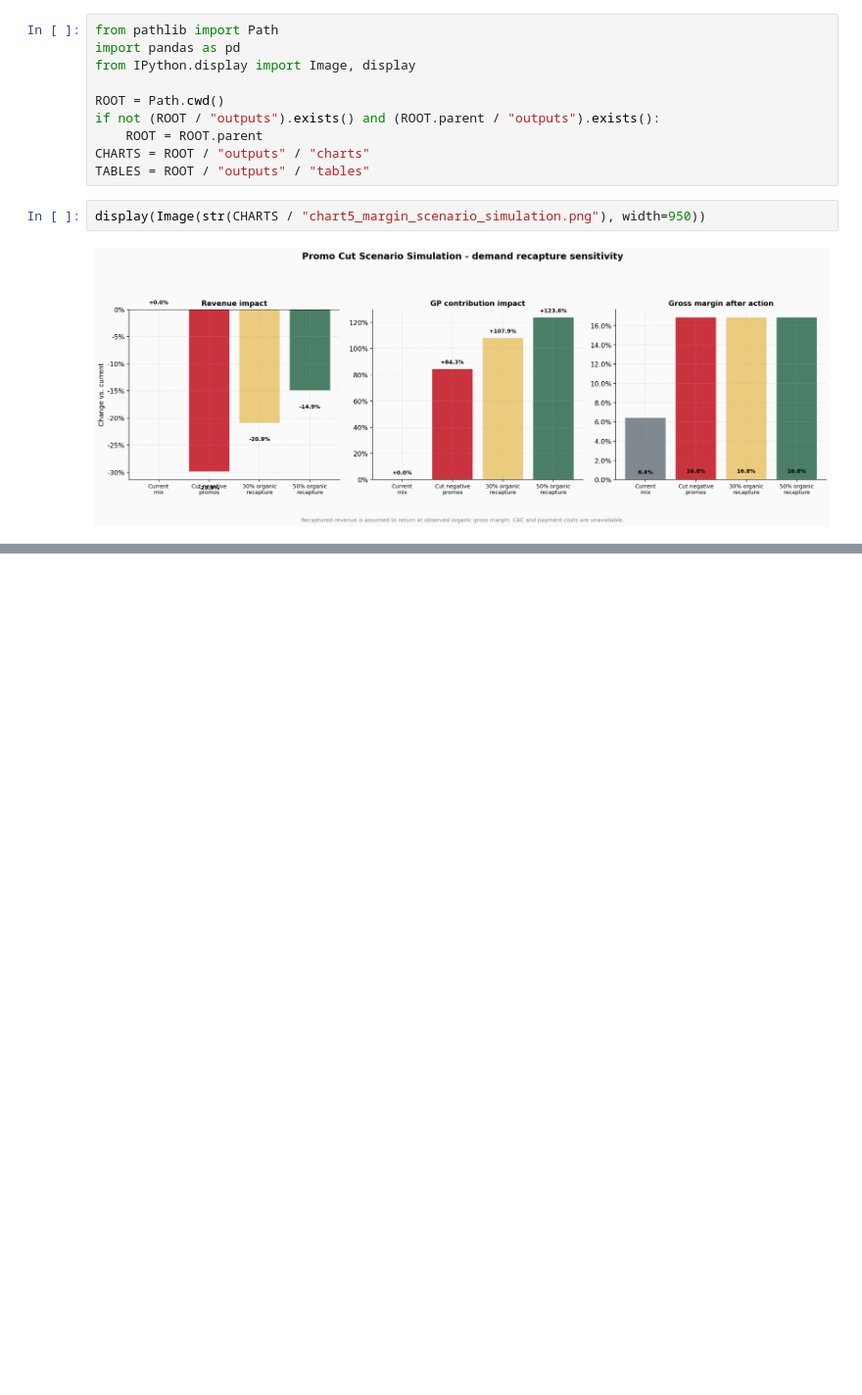
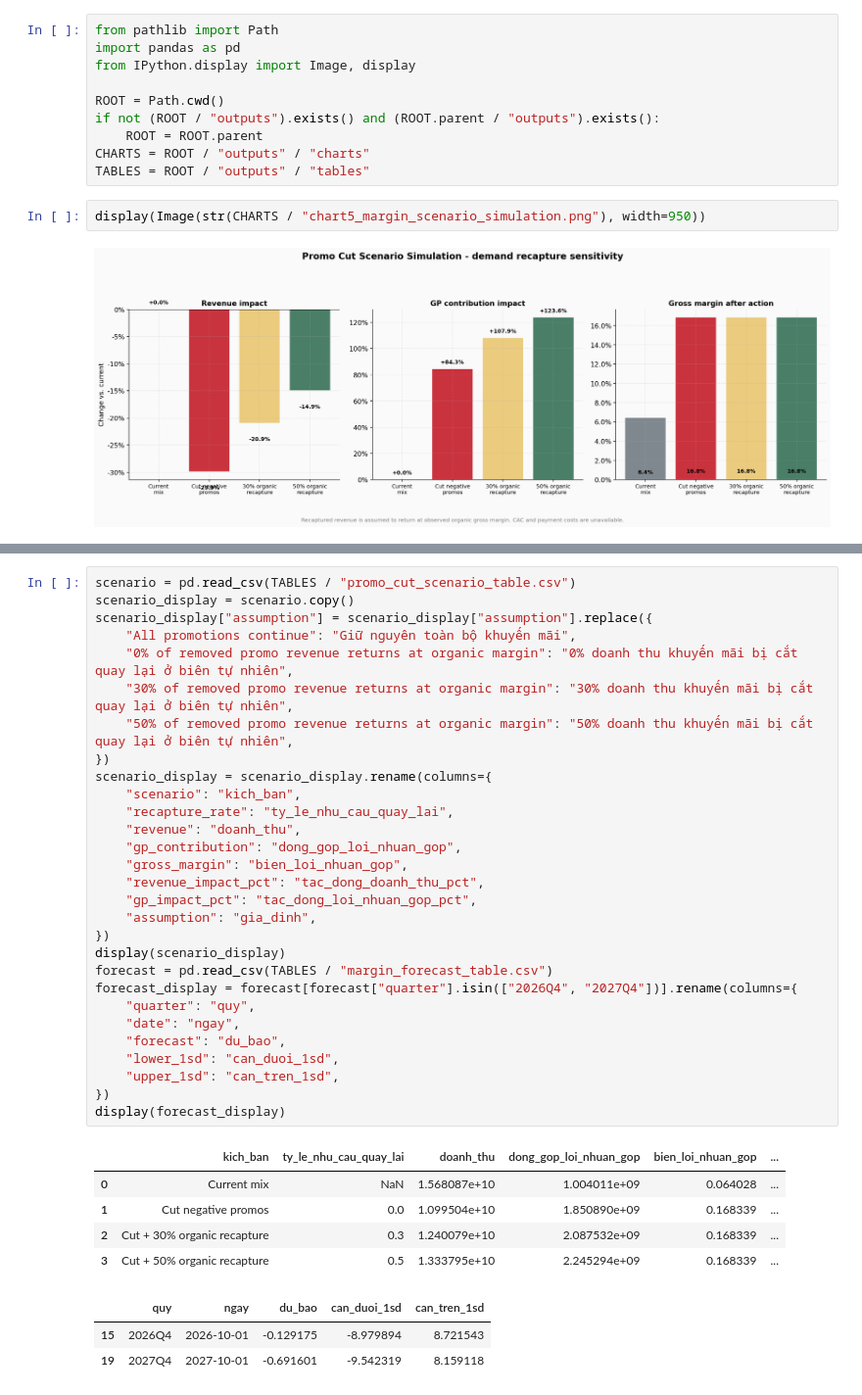
Before and after one commit to m1nhb1ee/datathon2026, a Jupyter notebook: src/03_act3_margin_trajectory.ipynb, the cells around one changed output, grey strips where cells are left out. Shown at 98% size. Drawn from its saved outputs; the diff is of its cells as text; blank space fills up the shorter version.

```diff
--- a/src/03_act3_margin_trajectory.ipynb
+++ b/src/03_act3_margin_trajectory.ipynb
@@ -35,3 +21,41 @@ display(forecast[forecast["quarter"].isin(["2026Q4", "2027Q4"])])
+# %%
+scenario = pd.read_csv(TABLES / "promo_cut_scenario_table.csv")
+scenario_display = scenario.copy()
+scenario_display["assumption"] = scenario_display["assumption"].replace({
+    "All promotions continue": "Giữ nguyên toàn bộ khuyến mãi",
+    "0% of removed promo revenue returns at organic margin": "0% doanh thu khuyến mãi bị cắt quay lại ở biên tự nhiên",
+    "30% of removed promo revenue returns at organic margin": "30% doanh thu khuyến mãi bị cắt quay lại ở biên tự nhiên",
+    "50% of removed promo revenue returns at organic margin": "50% doanh thu khuyến mãi bị cắt quay lại ở biên tự nhiên",
+})
+scenario_display = scenario_display.rename(columns={
+    "scenario": "kich_ban",
+    "recapture_rate": "ty_le_nhu_cau_quay_lai",
+    "revenue": "doanh_thu",
+    "gp_contribution": "dong_gop_loi_nhuan_gop",
+    "gross_margin": "bien_loi_nhuan_gop",
+    "revenue_impact_pct": "tac_dong_doanh_thu_pct",
+    "gp_impact_pct": "tac_dong_loi_nhuan_gop_pct",
+    "assumption": "gia_dinh",
+})
+display(scenario_display)
+forecast = pd.read_csv(TABLES / "margin_forecast_table.csv")
+forecast_display = forecast[forecast["quarter"].isin(["2026Q4", "2027Q4"])].rename(columns={
+    "quarter": "quy",
+    "date": "ngay",
+    "forecast": "du_bao",
+    "lower_1sd": "can_duoi_1sd",
+    "upper_1sd": "can_tren_1sd",
+})
+display(forecast_display)
+# %% [output]
+|  | kich_ban | ty_le_nhu_cau_quay_lai | doanh_thu | dong_gop_loi_nhuan_gop | bien_loi_nhuan_gop | ... |
+| 0 | Current mix | NaN | 1.568087e+10 | 1.004011e+09 | 0.064028 | ... |
+| 1 | Cut negative promos | 0.0 | 1.099504e+10 | 1.850890e+09 | 0.168339 | ... |
+| 2 | Cut + 30% organic recapture | 0.3 | 1.240079e+10 | 2.087532e+09 | 0.168339 | ... |
+| 3 | Cut + 50% organic recapture | 0.5 | 1.333795e+10 | 2.245294e+09 | 0.168339 | ... |
+|  | quy | ngay | du_bao | can_duoi_1sd | can_tren_1sd |
+| 15 | 2026Q4 | 2026-10-01 | -0.129175 | -8.979894 | 8.721543 |
+| 19 | 2027Q4 | 2027-10-01 | -0.691601 | -9.542319 | 8.159118 |
 # %% [markdown]
 ## Phân tích
 
```
Also changed, not shown: parts of 3 cells of this notebook, 6 other files.
